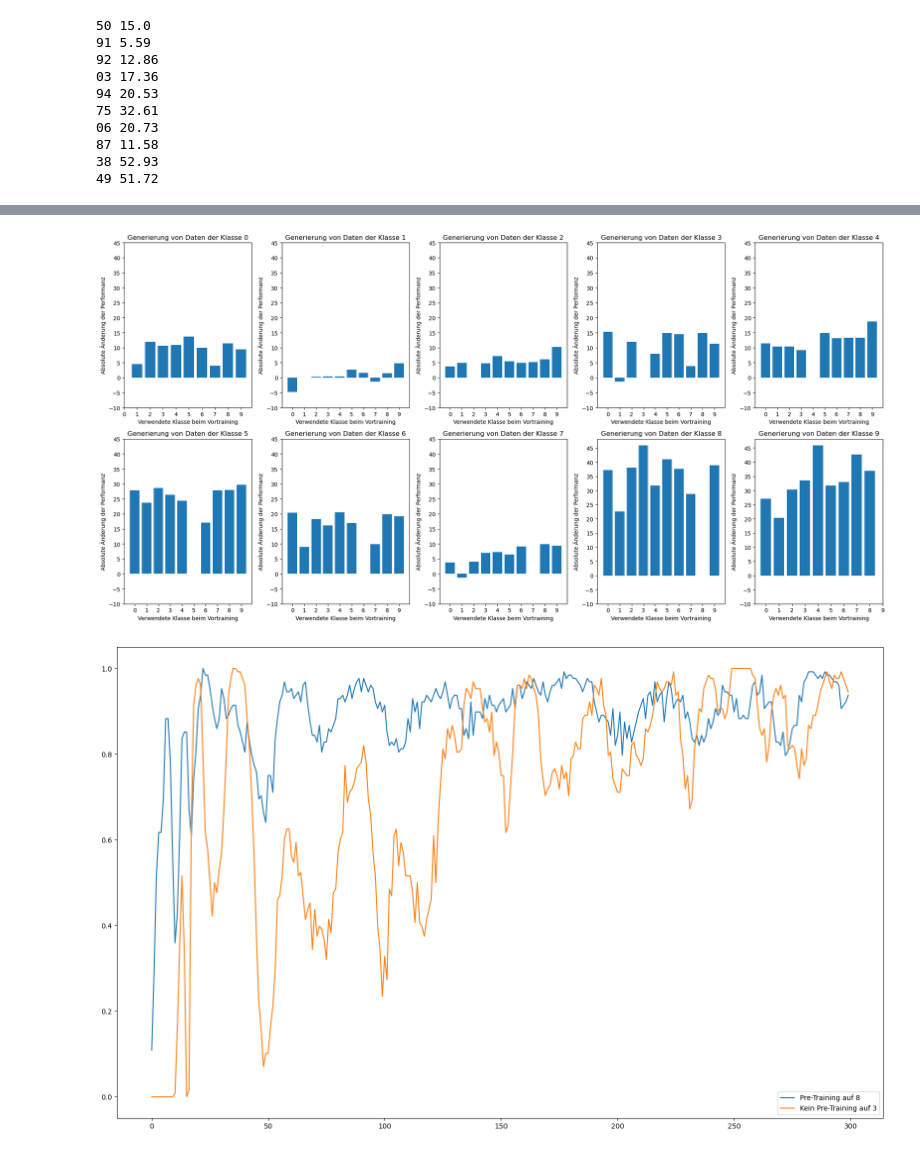
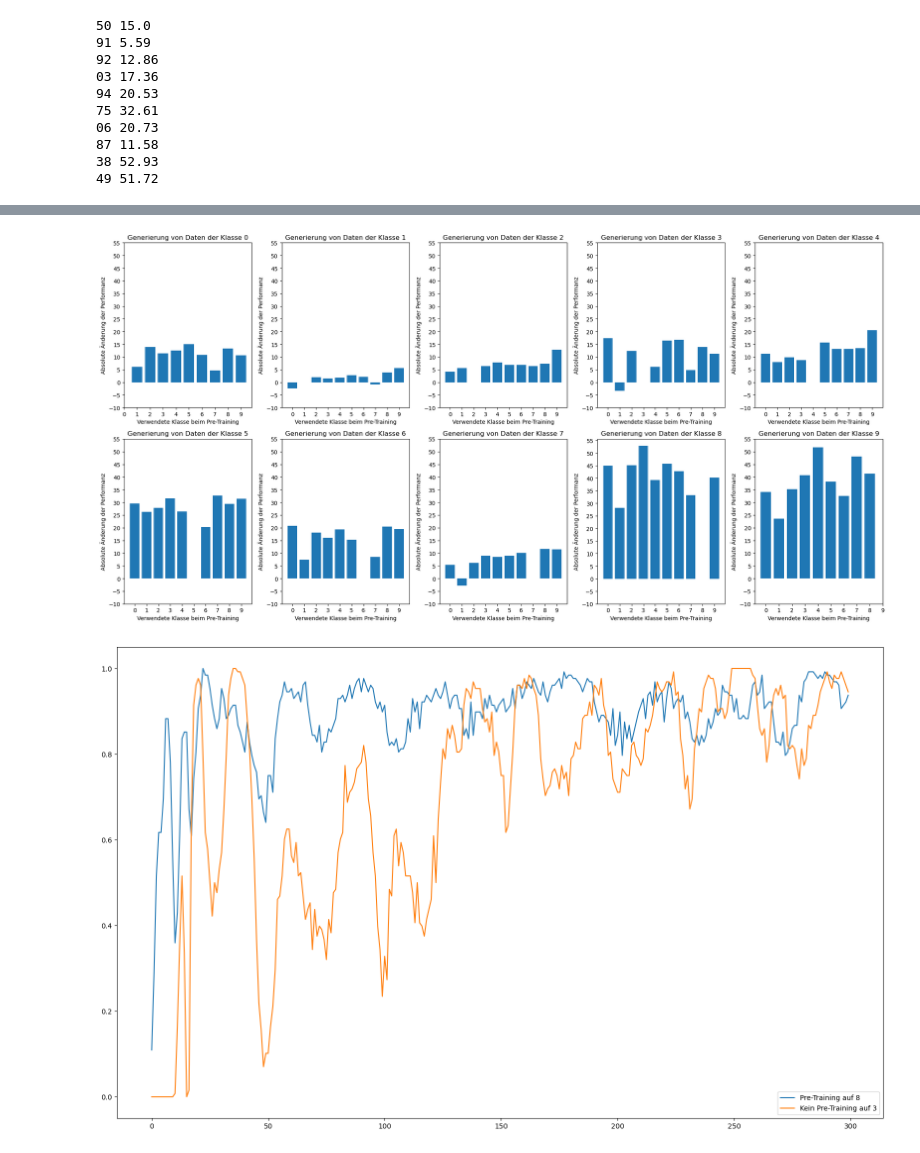
Before and after one commit to iamfredo/gans_mnist, a Jupyter notebook: gan_evaluation.ipynb, the cells around one changed output, grey strips where cells are left out. Saved outputs shown, nothing was run; the diff lists cells and outputs as text; code cells hidden in the pictures.

```diff
--- a/gan_evaluation.ipynb
+++ b/gan_evaluation.ipynb
@@ -690,7 +664,7 @@ for i in range(10):
 # %%
 # Parameters
 
-rolling_window = 5
+rolling_window = 10
 # %%
 plt.style.use('default')
 
@@ -815,7 +762,10 @@ for i in range(10):
       #pre_trained_0_to_9_complete[f"{i}"][f"{i}"] = final_dict[f"{i}"].accuracy
       pre_trained_0_to_9_complete[f"{j}"][f"{i}"] = final_dict[f"{i}{j}"].accuracy
 
+
 # Rolling average
+rolling_window = 10
+
 pre_trained_0_to_9_complete_rolling = {}
 for i in range(10):
   pre_trained_0_to_9_complete_rolling[f"{i}"] = pd.DataFrame(columns=[str(x) for x in range(10)])
@@ -856,0 +789,10 @@ plt.show()
+# %%
+rolling_window = 10
+
+pre_trained_0_to_9_complete_rolling_90 = {}
+for i in range(10):
+  pre_trained_0_to_9_complete_rolling_90[f"{i}"] = pd.DataFrame(columns=[str(x) for x in range(10)])
+  pre_trained_0_to_9_complete_rolling_90[f"{i}"][f"{i}"] = final_dict[f"{i}"].accuracy.rolling(rolling_window, center=True).mean()[int(np.floor(rolling_window/2)):int(-np.floor(rolling_window/2))]
+  for j in range(10):
+    if i != j:
+      pre_trained_0_to_9_complete_rolling_90[f"{i}"][f"{j}"] = final_dict[f"{i}{j}"].accuracy.rolling(rolling_window, center=True).mean()[int(np.floor(rolling_window/2)):int(-np.floor(rolling_window/2))]
@@ -856,0 +856,20 @@ plt.show()
+# %%
+for i in range(10):
+  plt.figure(figsize=(10,6))
+  plt.title(f"{i}")
+  #print(f"Generating {i}")
+  #print(f"No Pre-Training:  {pre_trained_0_to_9_complete_rolling_90[f'{i}{i}']}")
+  if pre_trained_0_to_9_complete_rolling_90[f'{i}{i}'][0] is None:
+    plt.bar(i, 0, color="Blue")
+  else:
+    plt.bar(i, pre_trained_0_to_9_complete_rolling_90[f'{i}{i}'], color="Blue")
+  for j in range(10):
+    if i != j:
+      #print(f"Pre-Training on {j}:  {pre_trained_0_to_9_complete_rolling_90[f'{j}{i}']}")
+      if pre_trained_0_to_9_complete_rolling_90[f'{j}{i}'][0] is None:
+        plt.bar( j, 0, color="Blue")
+      else:
+        plt.bar( j, pre_trained_0_to_9_complete_rolling_90[f'{j}{i}'], color="Blue")
+  plt.xticks(np.arange(10))
+  plt.show()
+  #print()
@@ -1036,33 +1078,33 @@ for i in range(10):
 # %%
 plt.figure(figsize=(20,10))
 for i in range(10):
   plt.subplot(2,5,i+1)
   for j in range(10):
     if i != j:
       """
       max = euclidean_distances[i].max()
       min = euclidean_distances[i][euclidean_distances[i] > 0].min()
       barlist = plt.bar(np.arange(0,10,1), euclidean_distances[i])
       barlist[np.where(euclidean_distances[i] == max)[0][0]].set_color("red")
       barlist[np.where(euclidean_distances[i] == max)[0][0]].set_label("Größter Abstand")
       barlist[np.where(euclidean_distances[i] == min)[0][0]].set_color("mediumseagreen")
       barlist[np.where(euclidean_distances[i] == min)[0][0]].set_label("Kleinster Abstand")
       """
-      maxi = 5 * (AUC_matrix_200.max() / 5).round() +5
-      mini = 5 * (AUC_matrix_200.min() / 5).round() -5
-      plt.bar(j, auc_dict_sorted_200[f"{j}{i}"], color="tab:blue")#, label=f"{j}")
+      maxi = 5 * (AUC_matrix_300.max() / 5).round() +5
+      mini = 5 * (AUC_matrix_300.min() / 5).round() -5
+      plt.bar(j, auc_dict_sorted_300[f"{j}{i}"], color="tab:blue")#, label=f"{j}")
   #plt.legend()
   plt.xticks(np.arange(10))
   plt.title(f"Generierung von Daten der Klasse {i}")#, fontsize=16)
-  plt.xlabel("Verwendete Klasse beim Vortraining")#, fontsize=13)
+  plt.xlabel("Verwendete Klasse beim Pre-Training")#, fontsize=13)
   plt.ylabel("Absolute Änderung der Performanz")#, fontsize=13)
   plt.yticks(np.arange(mini,maxi, 5))
   plt.tight_layout()
 plt.tight_layout()
-plt.savefig(f"generated/plots/AUC/auc_overview_200.svg")
+plt.savefig(f"generated/plots/AUC/auc_overview_300.svg")
 plt.show()
 # %% [output]
-[figure, old version]
+[figure, new version]
 # %%
 plt.figure(figsize=(16,10))
 plt.plot(pre_trained_0_to_9_complete["0"].index, pre_trained_0_to_9_complete["3"]["8"], label="Pre-Training auf 8")
```
Also changed, not shown: parts of 23 cells of this notebook, 1 other file.
